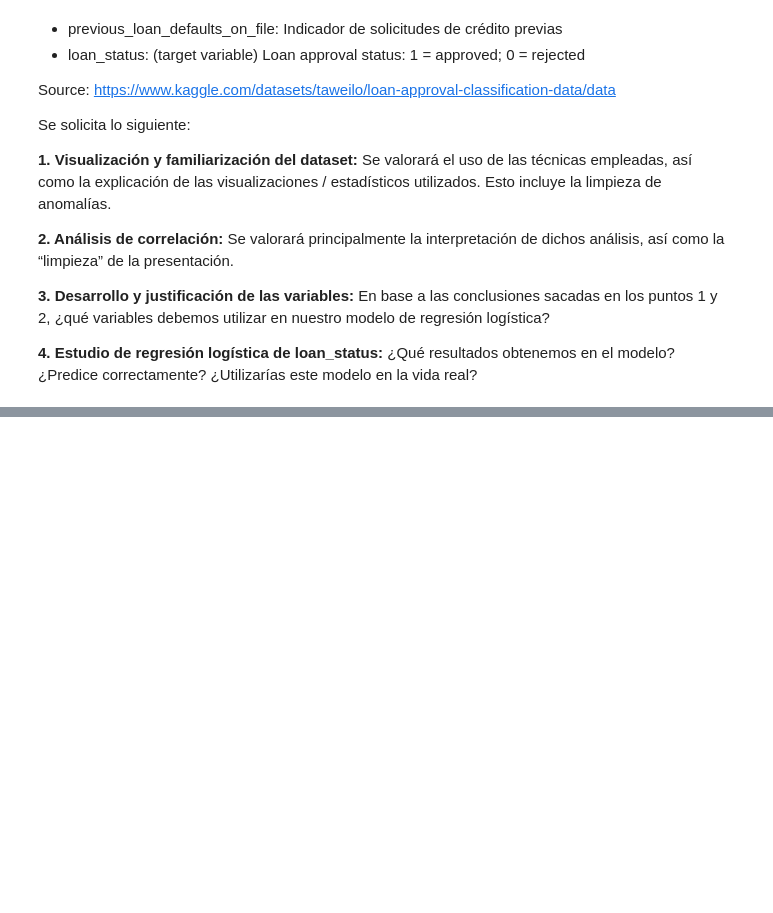
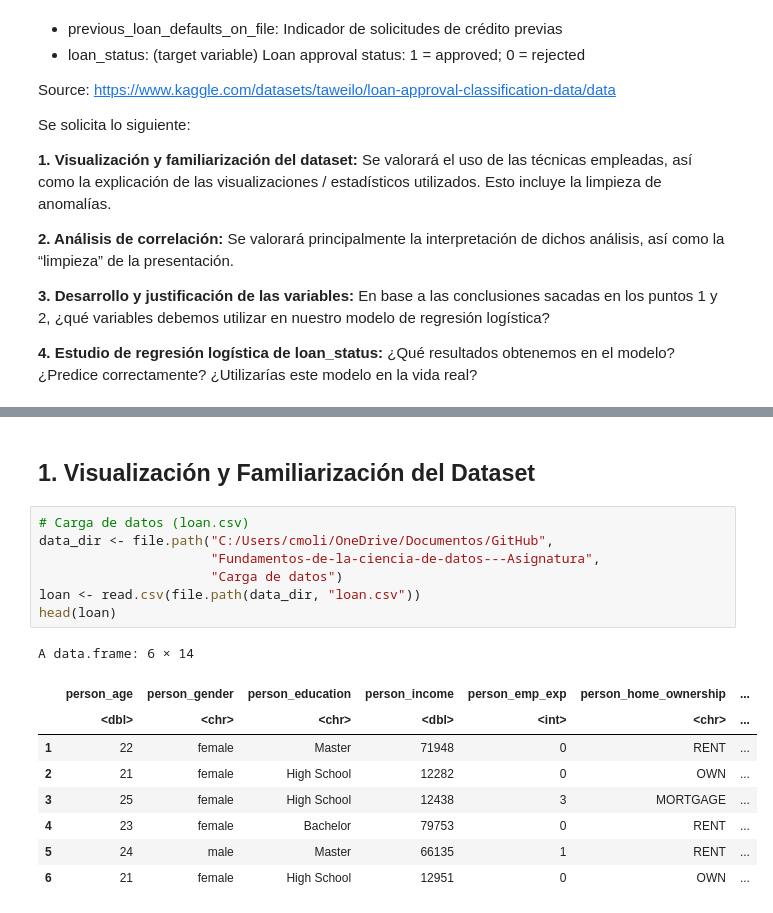
Before and after one commit to carlxngel/Fundamentos-de-la-ciencia-de-datos---Asignatura, a Jupyter notebook: Graficos generados/Entregable_Tema3.ipynb, the cells around one changed output, grey strips where cells are left out. Cells and saved outputs as stored; diff of their text form; blank space fills up the shorter version.

```diff
--- a/Graficos generados/Entregable_Tema3.ipynb
+++ b/Graficos generados/Entregable_Tema3.ipynb
@@ -31,0 +44,19 @@ Se solicita lo siguiente:
+# %% [markdown]
+## **1. Visualización y Familiarización del Dataset**
+# %%
+# Carga de datos (loan.csv)
+data_dir <- file.path("C:/Users/cmoli/OneDrive/Documentos/GitHub",
+					  "Fundamentos-de-la-ciencia-de-datos---Asignatura",
+					  "Carga de datos")
+loan <- read.csv(file.path(data_dir, "loan.csv"))
+head(loan)
+# %% [output]
+A data.frame: 6 × 14
+|  | person_age | person_gender | person_education | person_income | person_emp_exp | person_home_ownership | ... |
+|  | <dbl> | <chr> | <chr> | <dbl> | <int> | <chr> | ... |
+| 1 | 22 | female | Master | 71948 | 0 | RENT | ... |
+| 2 | 21 | female | High School | 12282 | 0 | OWN | ... |
+| 3 | 25 | female | High School | 12438 | 3 | MORTGAGE | ... |
+| 4 | 23 | female | Bachelor | 79753 | 0 | RENT | ... |
+| 5 | 24 | male | Master | 66135 | 1 | RENT | ... |
+| 6 | 21 | female | High School | 12951 | 0 | OWN | ... |
```
Also changed, not shown: parts of 8 cells of this notebook.
